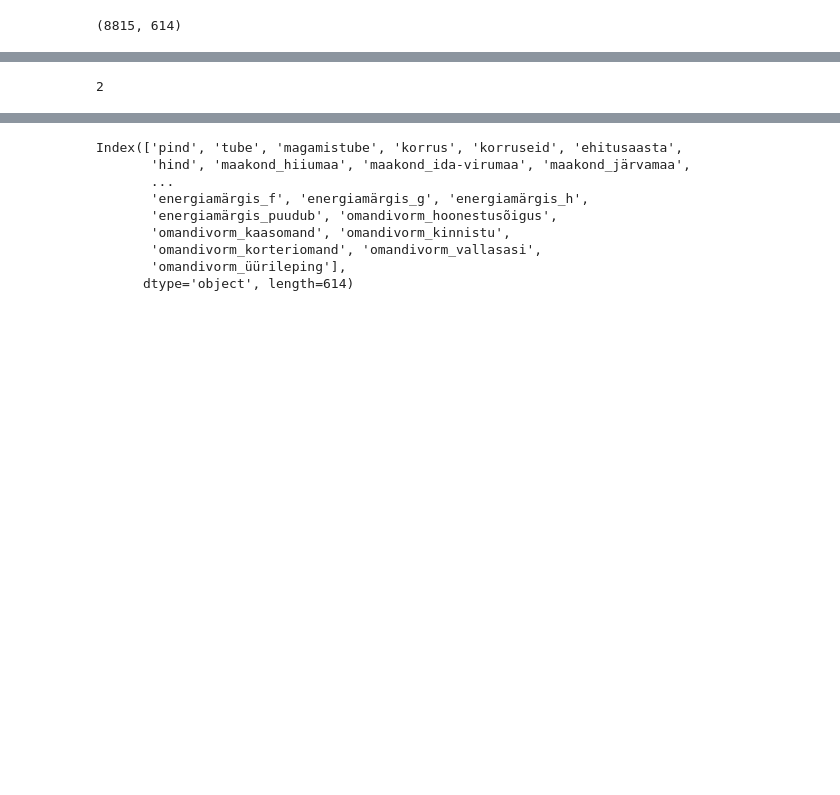
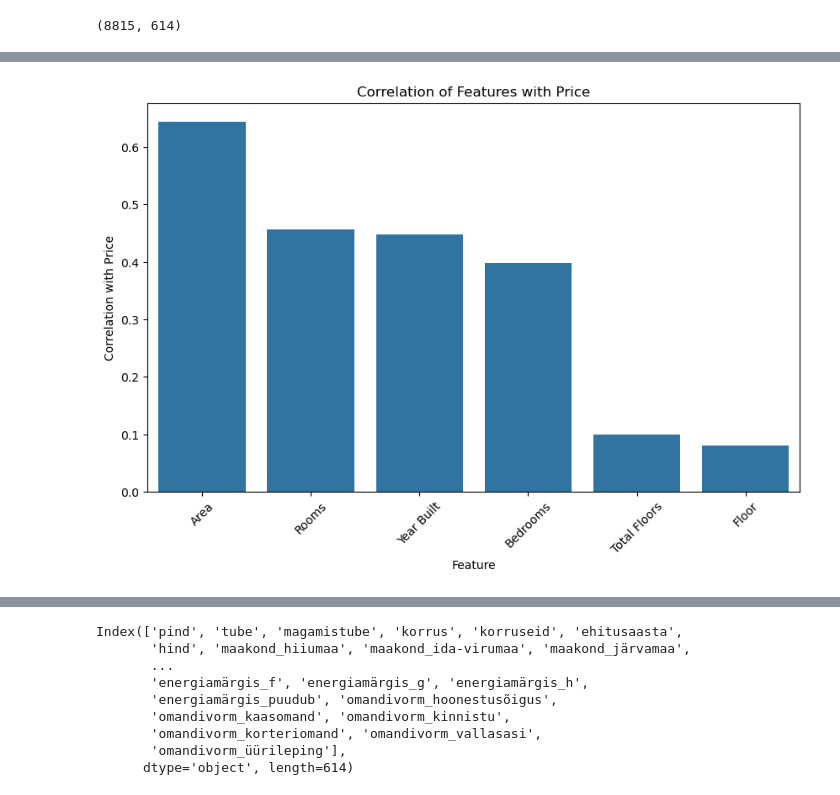
Before and after one commit to RobinHenrik/RealEstatePricePredicing, a Jupyter notebook: RealEstatePricePrediction.ipynb, the cells around one changed output, grey strips where cells are left out. Cells and saved outputs as stored; diff of their text form; code cells hidden in the pictures; blank space fills up the shorter version.

```diff
--- a/RealEstatePricePrediction.ipynb
+++ b/RealEstatePricePrediction.ipynb
@@ -80,22 +97,5 @@ df = df[outlier_filter]
 df.shape
 # %% [output]
 (8815, 614)
-# %%
-df = df.reset_index(drop=True)
 # %%
 df = df.dropna(subset=['hind'])
-# %%
-import seaborn as sns
-import numpy as np
-import matplotlib.pyplot as plt
-
-# Create scatter plots for each feature against 'mpg'
-features = ['pind', 'tube', 'magamistube', 'korrus', 'korruseid', 'ehitusaasta']
-for feature in features:
-    plt.figure(figsize=(6, 4))
-    sns.scatterplot(x=df[feature], y=df['hind'])
-    plt.title(f'Scatter plot of {feature} vs hind')
-    print(df[feature].isnull().sum(), df['hind'].isnull().sum())
-    plt.xlabel(feature)
-    plt.ylabel('hind')
-    plt.show()
@@ -115,5 +102,44 @@ for feature in features:
-# %%
-print(data.index.duplicated().sum())
-df = df.reset_index(drop=True)
-# %% [output]
-2
+# %%
+import matplotlib.pyplot as plt
+import seaborn as sns
+import pandas as pd
+
+# List of features in Estonian
+features_estonian = ['pind', 'tube', 'magamistube', 'korrus', 'korruseid', 'ehitusaasta']
+
+# Mapping of Estonian feature names to English feature names
+feature_translation = {
+    'pind': 'Area',
+    'tube': 'Rooms',
+    'magamistube': 'Bedrooms',
+    'korrus': 'Floor',
+    'korruseid': 'Total Floors',
+    'ehitusaasta': 'Year Built',
+    'hind' : 'Price'
+}
+
+# Translate the Estonian feature names to English
+features_english = [feature_translation[feature] for feature in features_estonian]
+
+# Calculate the correlation of each feature with 'hind' (price)
+correlations = [df[feature].corr(df['hind']) for feature in features_estonian]
+
+# Create a DataFrame for plotting
+correlation_df = pd.DataFrame({
+    'Feature': features_english,
+    'Correlation with Price': correlations
+})
+
+# Sort the correlation values by absolute correlation value
+correlation_df = correlation_df.sort_values(by='Correlation with Price', ascending=False)
+
+# Plot the correlations as a bar plot
+plt.figure(figsize=(10, 6))
+sns.barplot(x='Feature', y='Correlation with Price', data=correlation_df)
+plt.title('Correlation of Features with Price')
+plt.xlabel('Feature')
+plt.ylabel('Correlation with Price')
+plt.xticks(rotation=45)
+plt.show()
+# %% [output]
+[figure, added]
```
Also changed, not shown: parts of 16 cells of this notebook.
